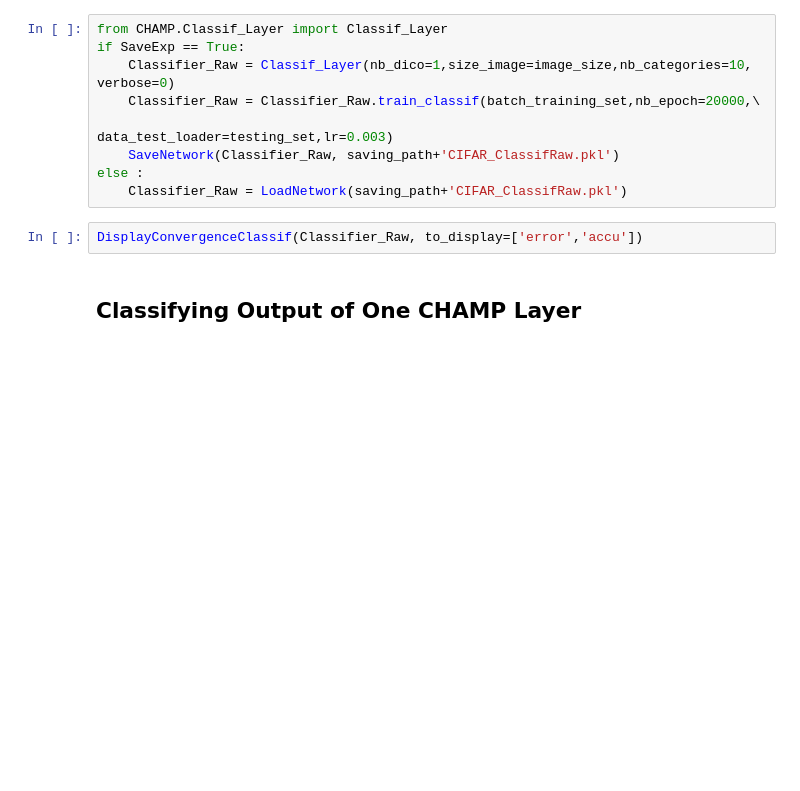
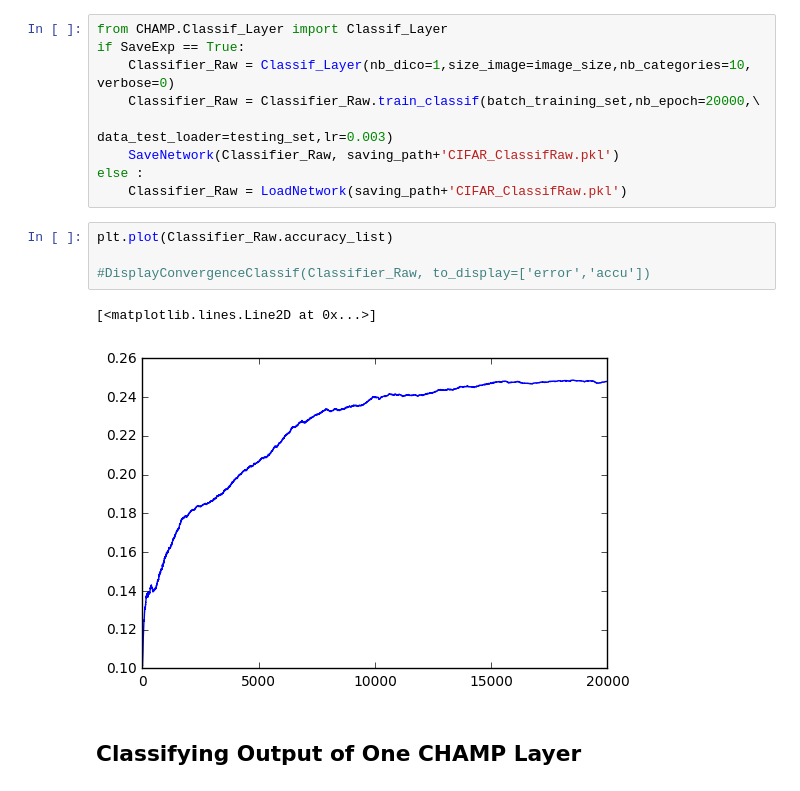
Before and after one commit to VictorBoutin/CHAMP, a Jupyter notebook: Probe/Coding.With.CHAMP.CIFAR.Color.ipynb, the cells around one changed output. Saved outputs shown, nothing was run; the diff lists cells and outputs as text; blank space fills up the shorter version.

```diff
--- a/Probe/Coding.With.CHAMP.CIFAR.Color.ipynb
+++ b/Probe/Coding.With.CHAMP.CIFAR.Color.ipynb
@@ -125,7 +134,12 @@ if SaveExp == True:
 else :
     Classifier_Raw = LoadNetwork(saving_path+'CIFAR_ClassifRaw.pkl')
 # %%
-DisplayConvergenceClassif(Classifier_Raw, to_display=['error','accu'])
+plt.plot(Classifier_Raw.accuracy_list)
+
+#DisplayConvergenceClassif(Classifier_Raw, to_display=['error','accu'])
+# %% [output]
+[<matplotlib.lines.Line2D at 0x...>]
+[figure, added]
 # %% [markdown]
 ## Classifying Output of One CHAMP Layer
 # %%
```
Also changed, not shown: parts of 4 cells of this notebook, 1 other file.
